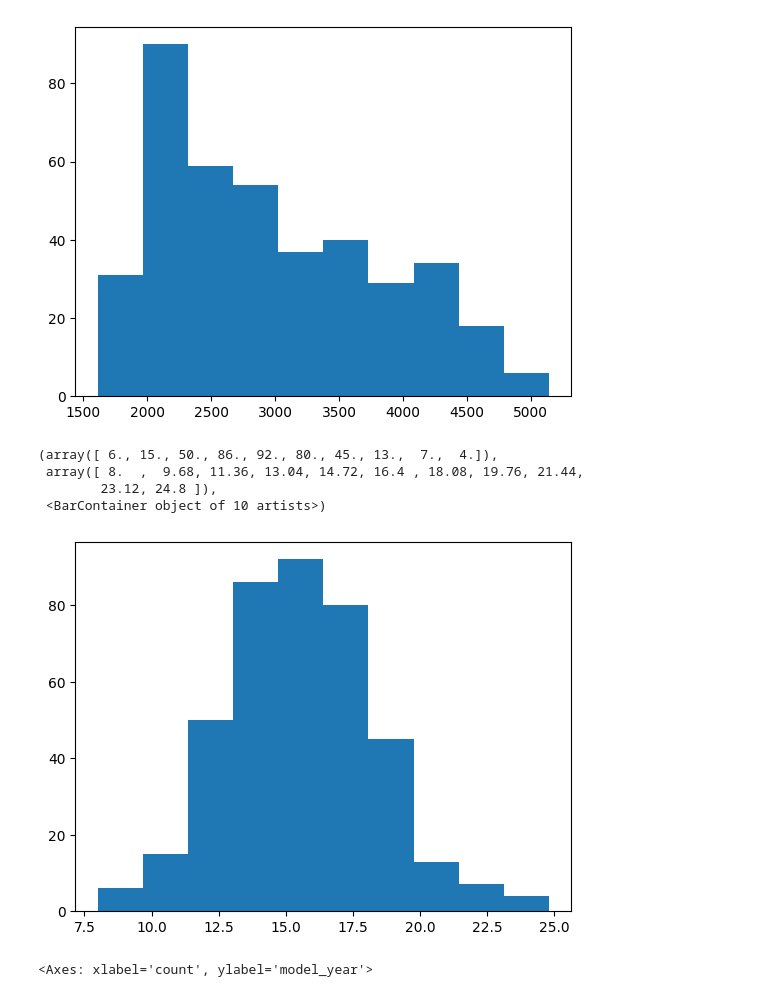
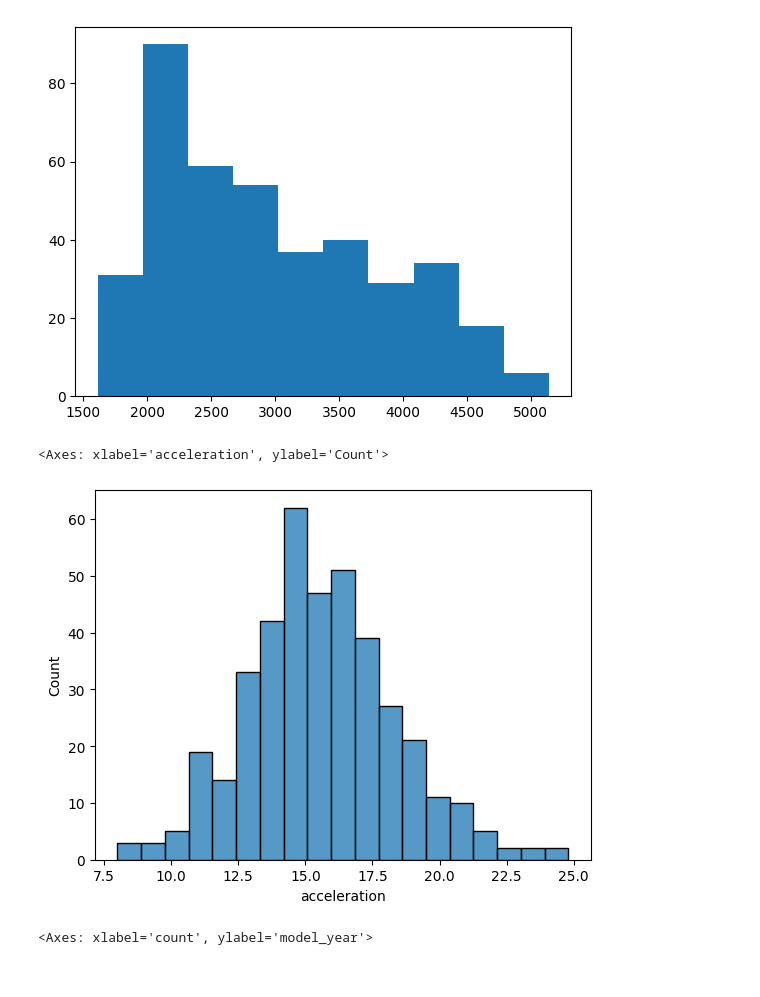
Before and after one commit to web-dev-champ/Auto-mpg, a Jupyter notebook: auto-mpg_EDA.ipynb, the cells around one changed output. Saved outputs shown, nothing was run; the diff lists cells and outputs as text; code cells hidden in the pictures.

```diff
--- a/auto-mpg_EDA.ipynb
+++ b/auto-mpg_EDA.ipynb
@@ -113,13 +121,10 @@ plt.hist(data['weight'])
  <BarContainer object of 10 artists>)
 [figure]
 # %%
-plt.hist(data['acceleration'])
+sns.histplot(data['acceleration'])
 # %% [output]
-(array([ 6., 15., 50., 86., 92., 80., 45., 13.,  7.,  4.]),
- array([ 8.  ,  9.68, 11.36, 13.04, 14.72, 16.4 , 18.08, 19.76, 21.44,
-        23.12, 24.8 ]),
- <BarContainer object of 10 artists>)
+<Axes: xlabel='acceleration', ylabel='Count'>
-[figure, old version]
+[figure, new version]
 # %%
 data['model_year']=pd.Categorical(data['model_year'])
 # %%
```
Also changed, not shown: parts of 31 cells of this notebook.
